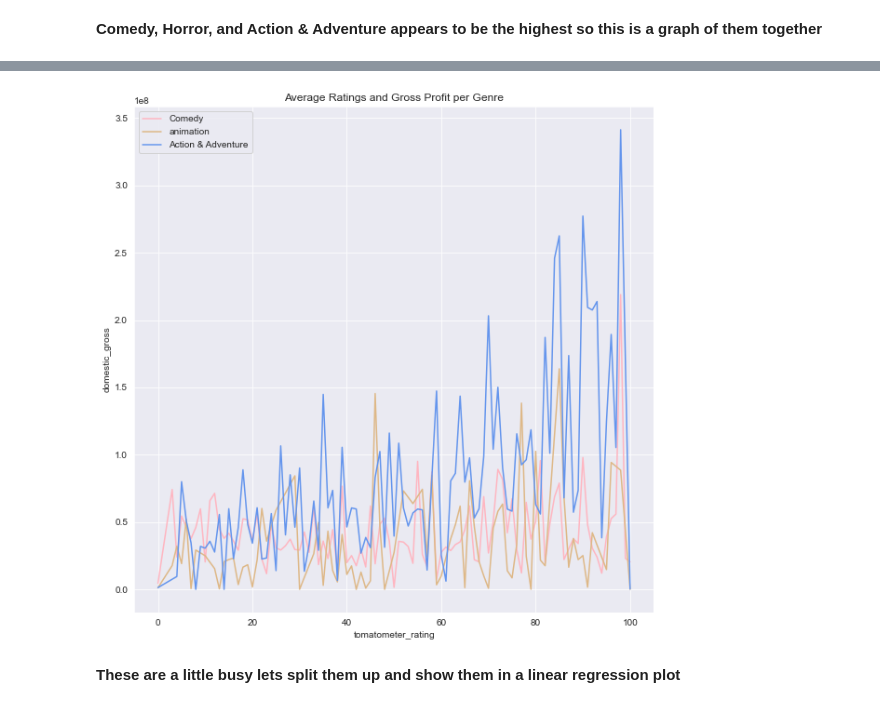
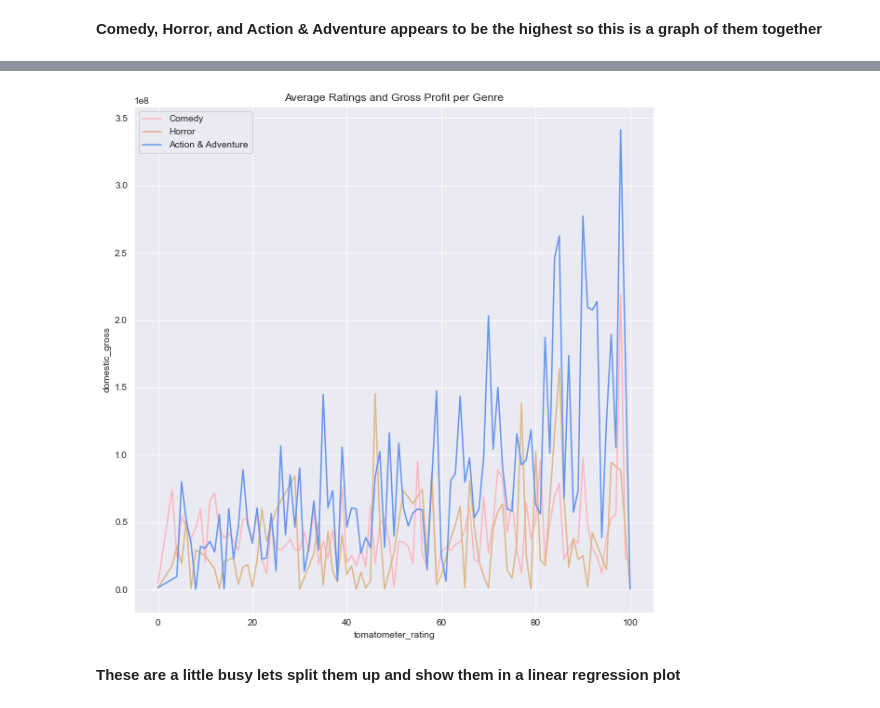
Before and after one commit to richesinrr0/microsoft_movie_analysis, a Jupyter notebook: Movie_analysis_genres_ross.ipynb, the cells around one changed output, grey strips where cells are left out. Cells and saved outputs as stored; diff of their text form; code cells hidden in the pictures.

```diff
--- a/Movie_analysis_genres_ross.ipynb
+++ b/Movie_analysis_genres_ross.ipynb
@@ -281,12 +289,12 @@ ax.legend();
 # %%
 sns.set_style('darkgrid')
 fig, ax = plt.subplots(figsize=(10,10))
 sns.lineplot(data=df_comedy, x="tomatometer_rating", y="domestic_gross", ax=ax, ci=None, color='lightpink', markers=True).set(title='Average Ratings and Gross Profit per Genre')
 sns.lineplot(data=df_horror, x="tomatometer_rating", y="domestic_gross", ax=ax, ci=None, color='burlywood')
 sns.lineplot(data=df_action_adventure, x="tomatometer_rating", y="domestic_gross", ax=ax, ci=None, color='cornflowerblue')
-ax.legend(['Comedy', 'animation', 'Action & Adventure']);
+ax.legend(['Comedy', 'Horror', 'Action & Adventure']);
 # %% [output]
-[figure, old version]
+[figure, new version]
 # %% [markdown]
 **These are a little busy lets split them up and show them in a linear regression plot**
 # %%
```
Also changed, not shown: parts of 28 cells of this notebook.
